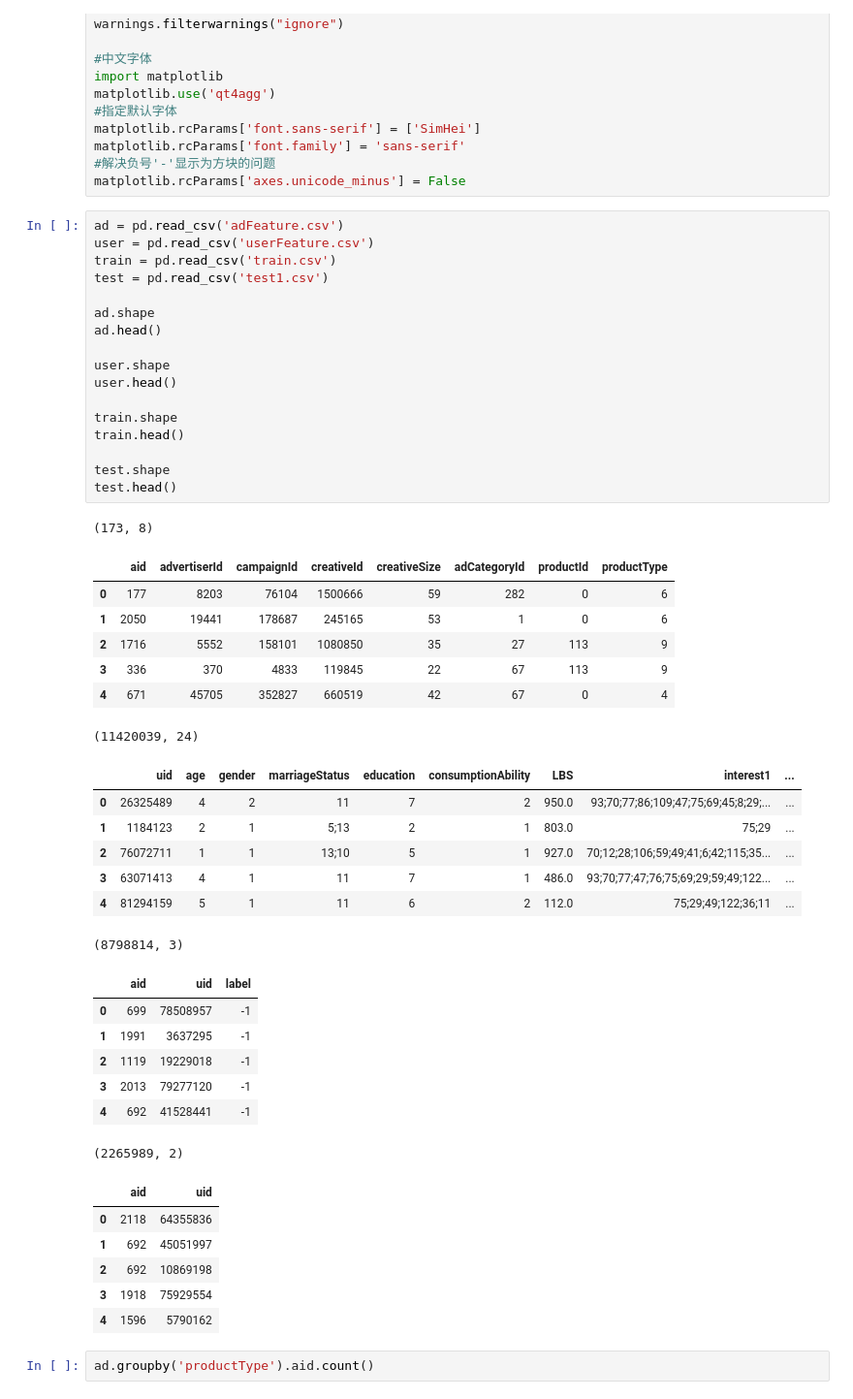
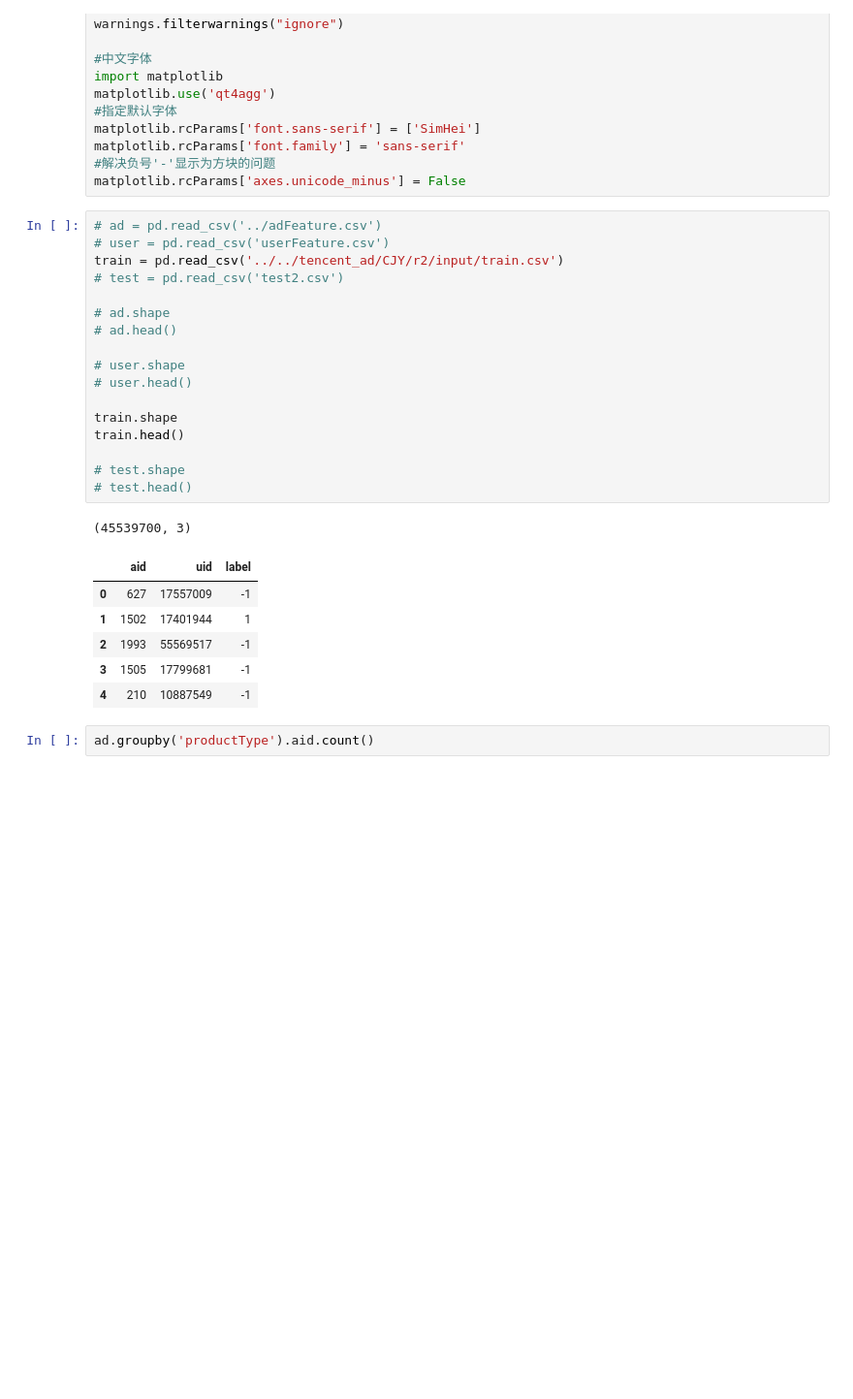
Before and after one commit to abcdddxy/kaggle, a Jupyter notebook: Tecent18/EDA.ipynb, the cells around one changed output. Shown at 97% size. Saved outputs shown, nothing was run; the diff lists cells and outputs as text; blank space fills up the shorter version.

```diff
--- a/Tecent18/EDA.ipynb
+++ b/Tecent18/EDA.ipynb
@@ -29,51 +29,30 @@ matplotlib.rcParams['font.family'] = 'sans-serif'
 #解决负号'-'显示为方块的问题
 matplotlib.rcParams['axes.unicode_minus'] = False
 # %%
-ad = pd.read_csv('adFeature.csv')
-user = pd.read_csv('userFeature.csv')
-train = pd.read_csv('train.csv')
-test = pd.read_csv('test1.csv')
+# ad = pd.read_csv('../adFeature.csv')
+# user = pd.read_csv('userFeature.csv')
+train = pd.read_csv('../../tencent_ad/CJY/r2/input/train.csv')
+# test = pd.read_csv('test2.csv')
 
-ad.shape
-ad.head()
+# ad.shape
+# ad.head()
 
-user.shape
-user.head()
+# user.shape
+# user.head()
 
 train.shape
 train.head()
 
-test.shape
-test.head()
+# test.shape
+# test.head()
 # %% [output]
-(173, 8)
+(45539700, 3)
-|  | aid | advertiserId | campaignId | creativeId | creativeSize | adCategoryId | productId | productType |
-| 0 | 177 | 8203 | 76104 | 1500666 | 59 | 282 | 0 | 6 |
-| 1 | 2050 | 19441 | 178687 | 245165 | 53 | 1 | 0 | 6 |
-| 2 | 1716 | 5552 | 158101 | 1080850 | 35 | 27 | 113 | 9 |
-| 3 | 336 | 370 | 4833 | 119845 | 22 | 67 | 113 | 9 |
-| 4 | 671 | 45705 | 352827 | 660519 | 42 | 67 | 0 | 4 |
+|  | aid | uid | label |
+| 0 | 627 | 17557009 | -1 |
+| 1 | 1502 | 17401944 | 1 |
+| 2 | 1993 | 55569517 | -1 |
+| 3 | 1505 | 17799681 | -1 |
+| 4 | 210 | 10887549 | -1 |
-(11420039, 24)
-|  | uid | age | gender | marriageStatus | education | consumptionAbility | LBS | interest1 | ... |
-| 0 | 26325489 | 4 | 2 | 11 | 7 | 2 | 950.0 | 93;70;77;86;109;47;75;69;45;8;29;... | ... |
-| 1 | 1184123 | 2 | 1 | 5;13 | 2 | 1 | 803.0 | 75;29 | ... |
-| 2 | 76072711 | 1 | 1 | 13;10 | 5 | 1 | 927.0 | 70;12;28;106;59;49;41;6;42;115;35... | ... |
-| 3 | 63071413 | 4 | 1 | 11 | 7 | 1 | 486.0 | 93;70;77;47;76;75;69;29;59;49;122... | ... |
-| 4 | 81294159 | 5 | 1 | 11 | 6 | 2 | 112.0 | 75;29;49;122;36;11 | ... |
-(8798814, 3)
-|  | aid | uid | label |
-| 0 | 699 | 78508957 | -1 |
-| 1 | 1991 | 3637295 | -1 |
-| 2 | 1119 | 19229018 | -1 |
-| 3 | 2013 | 79277120 | -1 |
-| 4 | 692 | 41528441 | -1 |
-(2265989, 2)
-|  | aid | uid |
-| 0 | 2118 | 64355836 |
-| 1 | 692 | 45051997 |
-| 2 | 692 | 10869198 |
-| 3 | 1918 | 75929554 |
-| 4 | 1596 | 5790162 |
 # %%
 ad.groupby('productType').aid.count()
 # %% [output]
```
Also changed, not shown: parts of 12 cells of this notebook, 14 other files.
